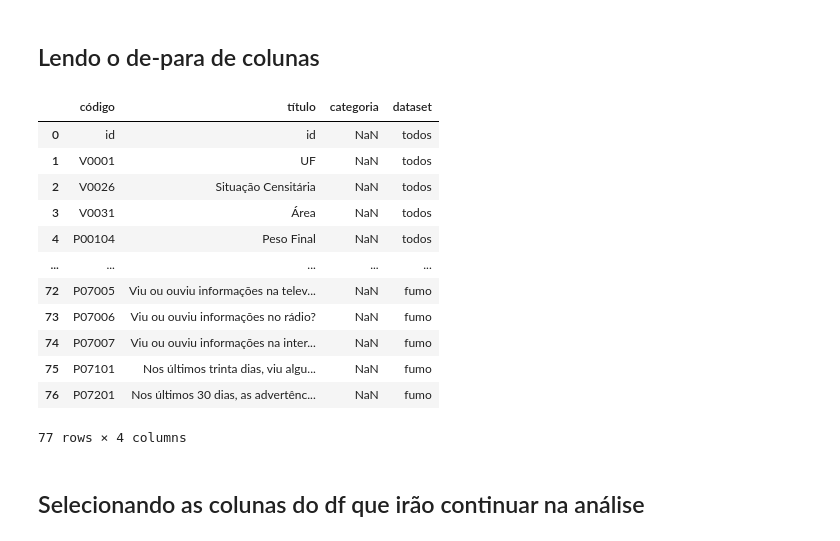
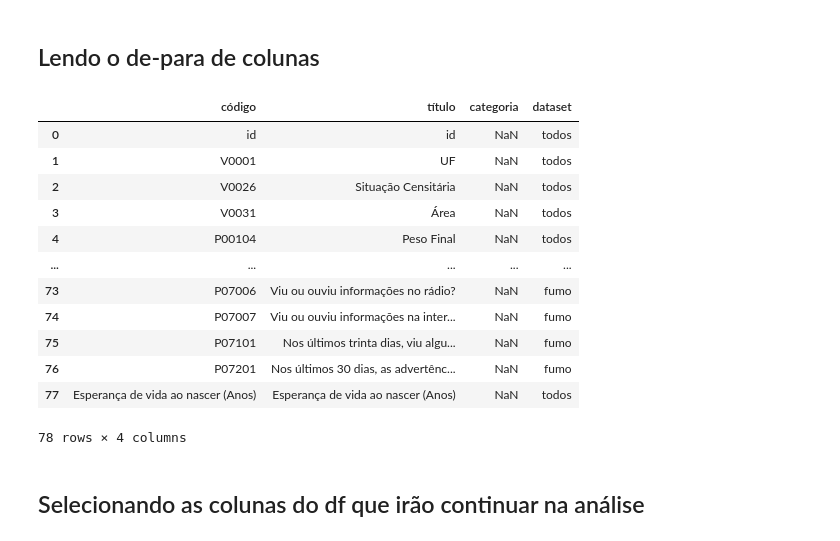
Before and after one commit to maafinotti/TCC-PNS, a Jupyter notebook: dataset_PNS.ipynb, the cells around one changed output. Saved outputs shown, nothing was run; the diff lists cells and outputs as text; code cells hidden in the pictures.

Commit message:
junção dos gráficos cloropléticos; adição da coluna de expectativa de vida

```diff
--- a/dataset_PNS.ipynb
+++ b/dataset_PNS.ipynb
@@ -75,22 +132,22 @@ df['V0001'] = df['V0001'].replace(uf_mapping)
 # %% [markdown]
 ## Lendo o de-para de colunas
 # %%
-de_para_df = pd.read_excel('Colunas PNS (de-para).xlsx', sheet_name='Planilha_v4')
+de_para_df = pd.read_excel(r'dicionários\Colunas PNS (de-para).xlsx', sheet_name='Planilha_v4')
 de_para_df
 # %% [output]
 |  | código | título | categoria | dataset |
 | 0 | id | id | NaN | todos |
 | 1 | V0001 | UF | NaN | todos |
 | 2 | V0026 | Situação Censitária | NaN | todos |
 | 3 | V0031 | Área | NaN | todos |
 | 4 | P00104 | Peso Final | NaN | todos |
 | ... | ... | ... | ... | ... |
-| 72 | P07005 | Viu ou ouviu informações na telev... | NaN | fumo |
 | 73 | P07006 | Viu ou ouviu informações no rádio? | NaN | fumo |
 | 74 | P07007 | Viu ou ouviu informações na inter... | NaN | fumo |
 | 75 | P07101 | Nos últimos trinta dias, viu algu... | NaN | fumo |
 | 76 | P07201 | Nos últimos 30 dias, as advertênc... | NaN | fumo |
+| 77 | Esperança de vida ao nascer (Anos) | Esperança de vida ao nascer (Anos) | NaN | todos |
-77 rows × 4 columns
+78 rows × 4 columns
 # %% [markdown]
 ## Selecionando as colunas do df que irão continuar na análise
 # %%
```
Also changed, not shown: parts of 8 cells of this notebook, 6 other files.
